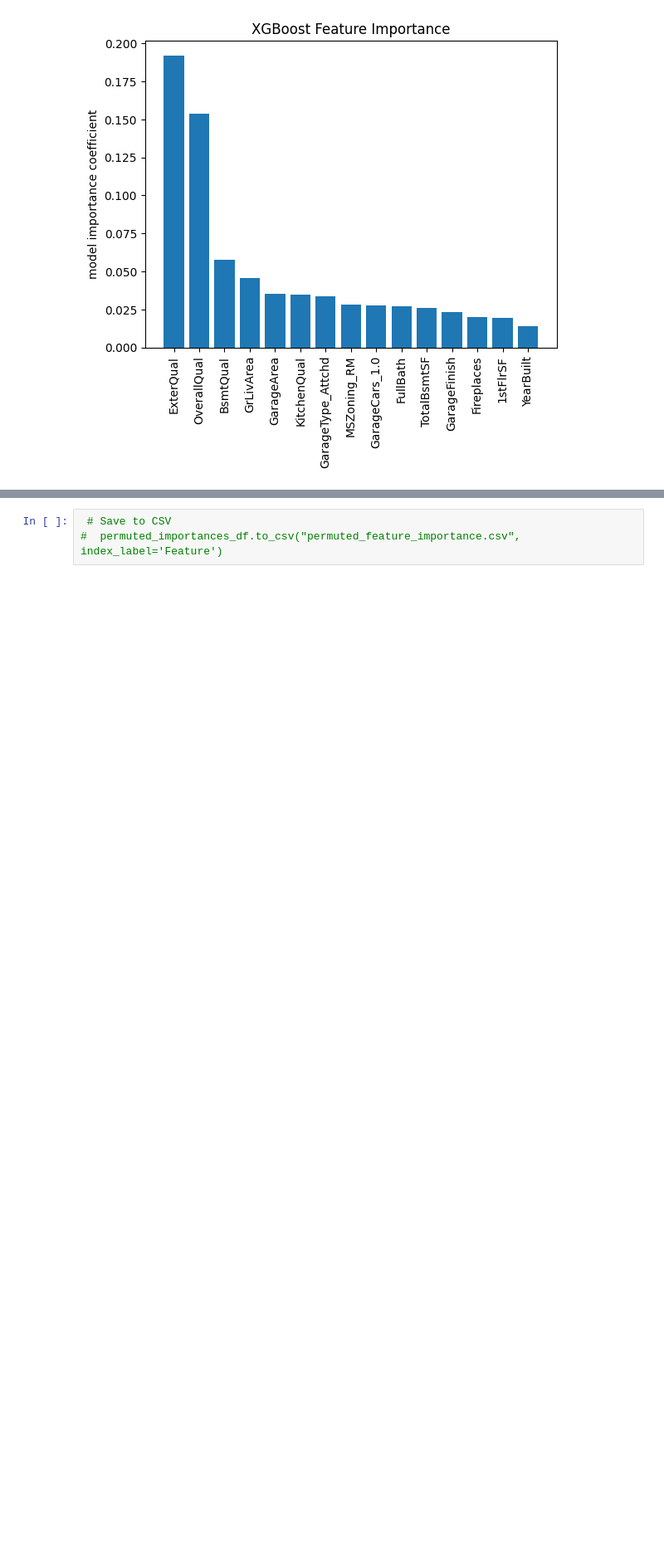
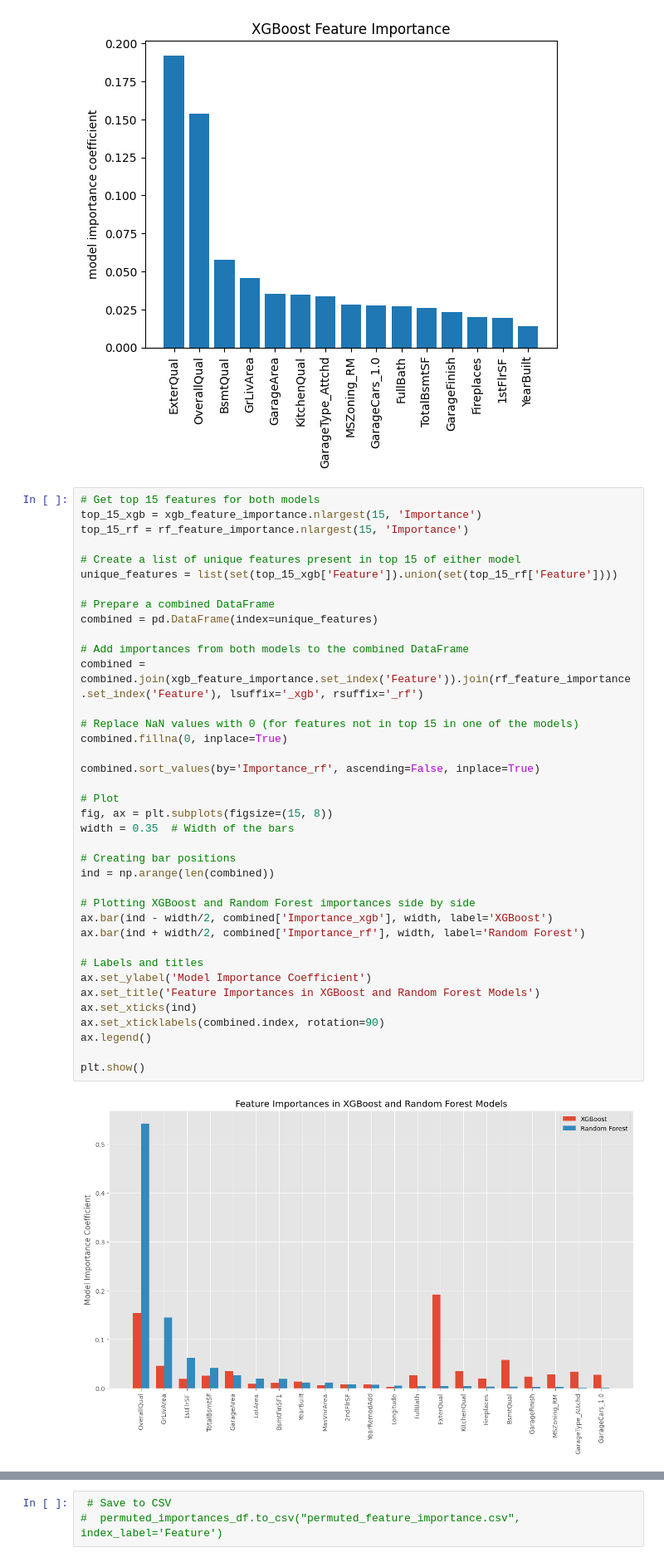
Before and after one commit to willfreeman1/AMES, a Jupyter notebook: ML_models_RF&XGB.ipynb, the cells around one changed output, grey strips where cells are left out. Shown at 83% size. Drawn from its saved outputs; the diff is of its cells as text; blank space fills up the shorter version.

```diff
--- a/ML_models_RF&XGB.ipynb
+++ b/ML_models_RF&XGB.ipynb
@@ -804,3 +804,43 @@ plt.title("XGBoost Feature Importance")
 plt.show()
 # %% [output]
 [figure]
+# %%
+# Get top 15 features for both models
+top_15_xgb = xgb_feature_importance.nlargest(15, 'Importance')
+top_15_rf = rf_feature_importance.nlargest(15, 'Importance')
+
+# Create a list of unique features present in top 15 of either model
+unique_features = list(set(top_15_xgb['Feature']).union(set(top_15_rf['Feature'])))
+
+# Prepare a combined DataFrame
+combined = pd.DataFrame(index=unique_features)
+
+# Add importances from both models to the combined DataFrame
+combined = combined.join(xgb_feature_importance.set_index('Feature')).join(rf_feature_importance.set_index('Feature'), lsuffix='_xgb', rsuffix='_rf')
+
+# Replace NaN values with 0 (for features not in top 15 in one of the models)
+combined.fillna(0, inplace=True)
+
+combined.sort_values(by='Importance_rf', ascending=False, inplace=True)
+
+# Plot
+fig, ax = plt.subplots(figsize=(15, 8))
+width = 0.35  # Width of the bars
+
+# Creating bar positions
+ind = np.arange(len(combined))
+
+# Plotting XGBoost and Random Forest importances side by side
+ax.bar(ind - width/2, combined['Importance_xgb'], width, label='XGBoost')
+ax.bar(ind + width/2, combined['Importance_rf'], width, label='Random Forest')
+
+# Labels and titles
+ax.set_ylabel('Model Importance Coefficient')
+ax.set_title('Feature Importances in XGBoost and Random Forest Models')
+ax.set_xticks(ind)
+ax.set_xticklabels(combined.index, rotation=90)
+ax.legend()
+
+plt.show()
+# %% [output]
+[figure, added]
```
Also changed, not shown: parts of 3 cells of this notebook.
